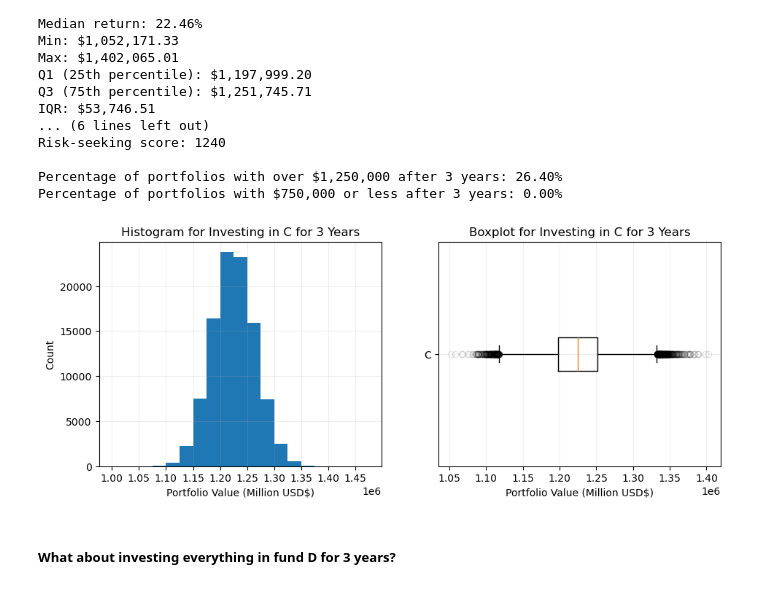
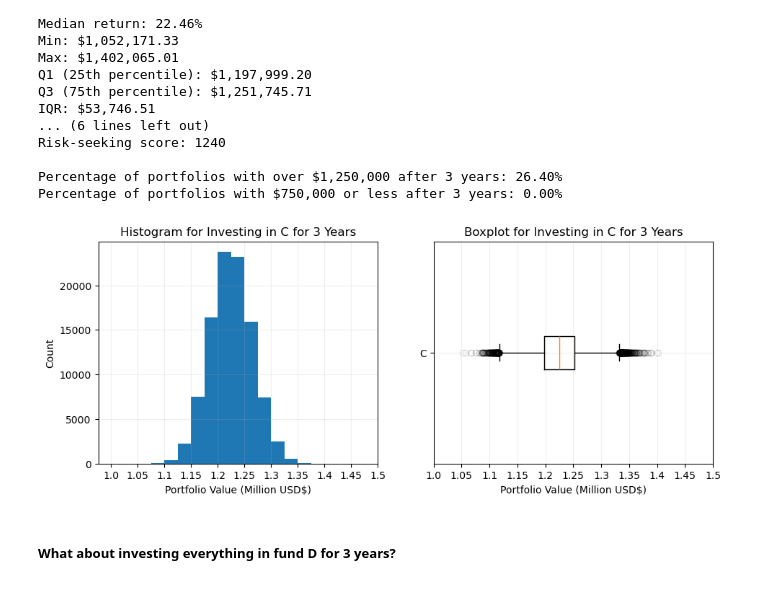
Before and after one commit to myin27/OR442-Term-Project, a Jupyter notebook: project.ipynb, the cells around one changed output. Cells and saved outputs as stored; diff of their text form; code cells hidden in the pictures.

```diff
--- a/project.ipynb
+++ b/project.ipynb
@@ -268,24 +272,26 @@ Percentage of portfolios with $750,000 or less after 3 years: 0.00%
 # %%
 # plots for fund C
 
 fig, (ax1, ax2) = plt.subplots(1, 2, figsize=(11, 4))
 
 histogram = ax1.hist(fund_C_values, bins=range(1000000, 1500000, 25000)) # each bin will be 25k
 ax1.set_xticks(ticks=range(1000000,1500000,50000))
 ax1.grid(alpha=0.2)
 ax1.set_title("Histogram for Investing in C for 3 Years")
 ax1.set_xlabel("Portfolio Value (Million USD$)")
+ax1.set_xticks(range(1000000, 1500001, 50000), labels=list(np.round(np.arange(1, 1.51, 0.05), 3)))
 ax1.set_ylabel("Count")
 
 box_plot = ax2.boxplot(fund_C_values, vert=False, flierprops={"alpha": 0.1})
 ax2.grid(alpha=0.2)
 ax2.set_title("Boxplot for Investing in C for 3 Years")
 ax2.set_xlabel("Portfolio Value (Million USD$)")
+ax2.set_xticks(range(1000000, 1500001, 50000), labels=list(np.round(np.arange(1, 1.51, 0.05), 3)))
 ax2.set_yticklabels(["C"])
 
 plt.show()
 # %% [output]
-[figure, old version]
+[figure, new version]
 # %% [markdown]
 ##### What about investing everything in fund D for 3 years?
 # %%
```
Also changed, not shown: parts of 12 cells of this notebook.
